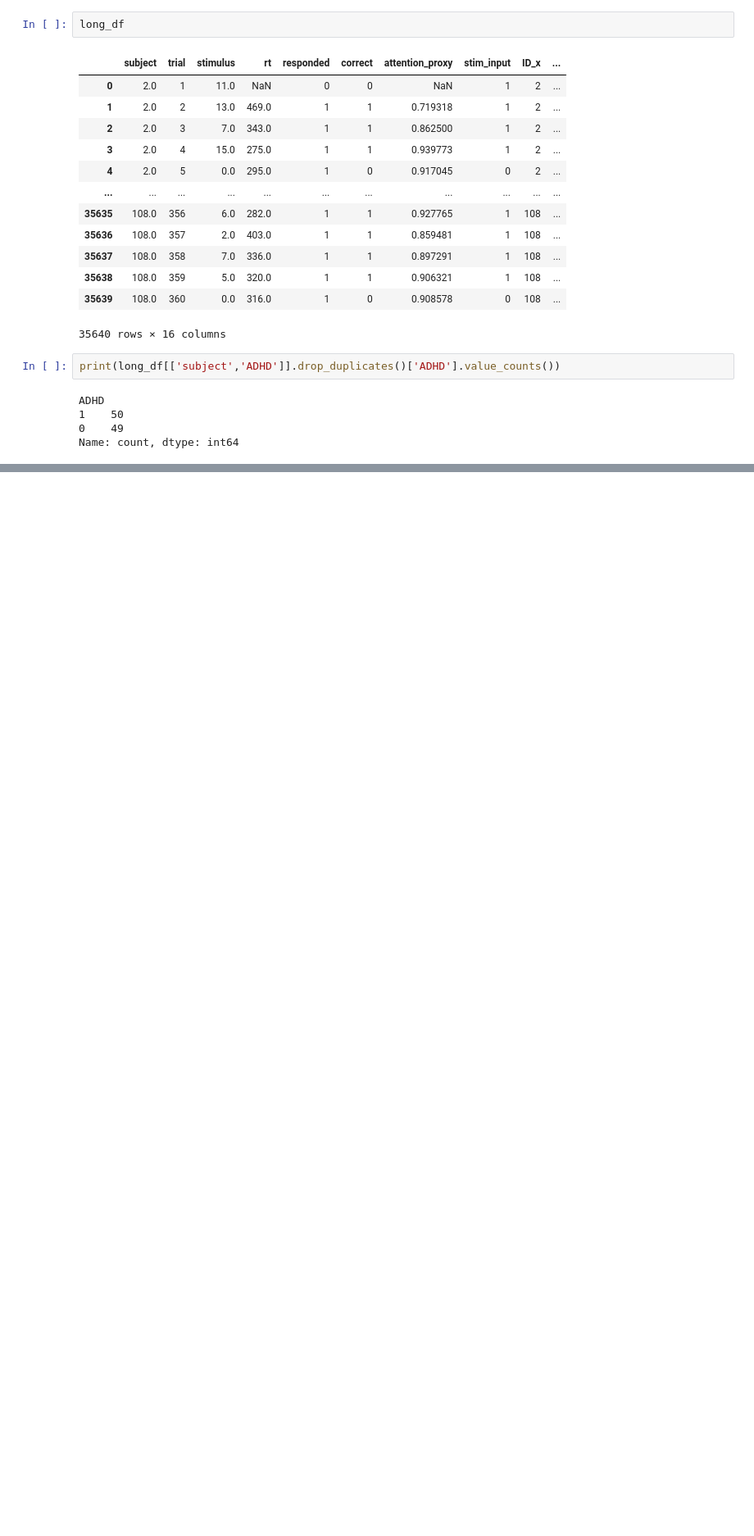
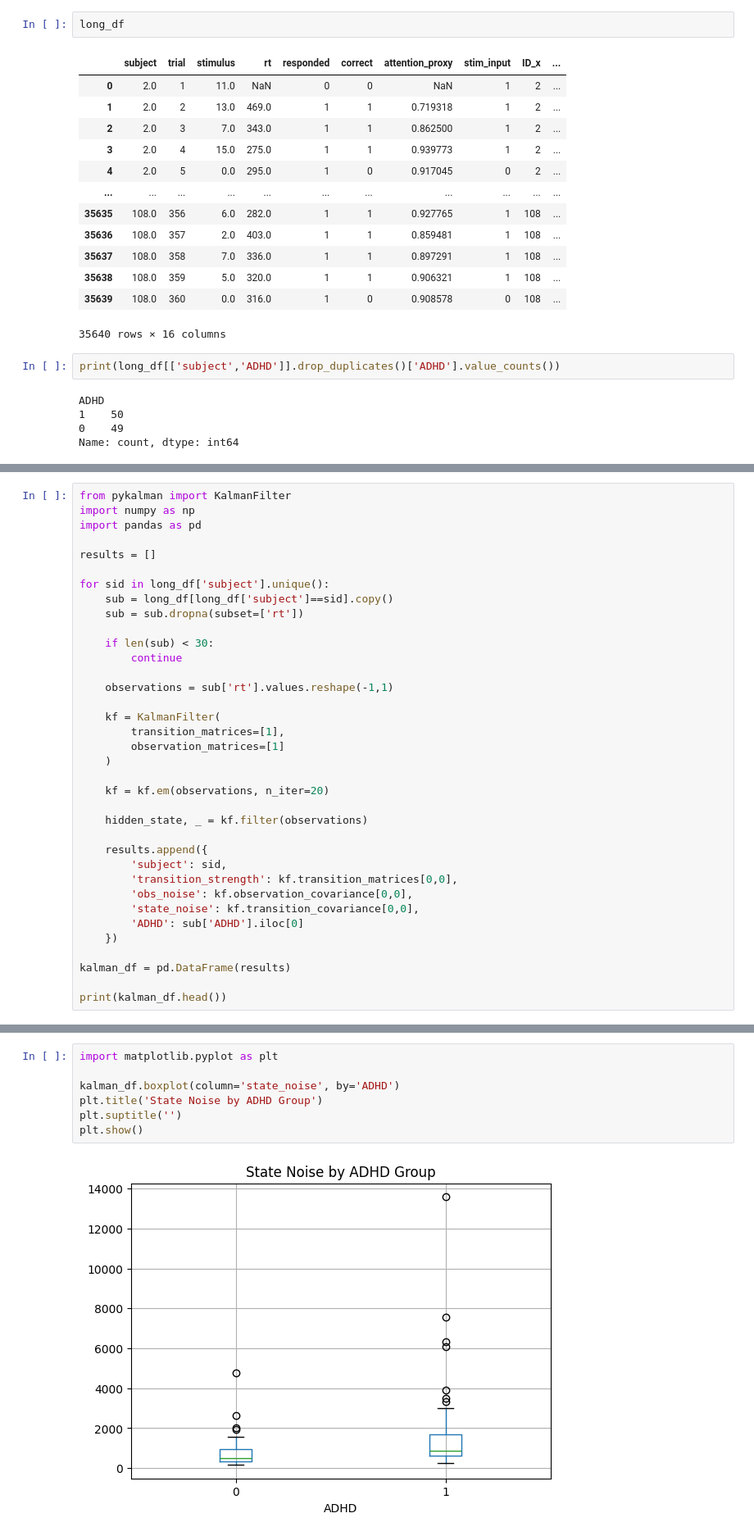
Before and after one commit to Abhikumar199/IITB_ADHD, a Jupyter notebook: code.ipynb, the cells around one changed output, grey strips where cells are left out. Shown at 82% size. Cells and saved outputs as stored; diff of their text form; blank space fills up the shorter version.

```diff
--- a/code.ipynb
+++ b/code.ipynb
@@ -388,0 +560,36 @@ Name: count, dtype: int64
+# %%
+from pykalman import KalmanFilter
+import numpy as np
+import pandas as pd
+
+results = []
+
+for sid in long_df['subject'].unique():
+    sub = long_df[long_df['subject']==sid].copy()
+    sub = sub.dropna(subset=['rt'])
+
+    if len(sub) < 30:
+        continue
+
+    observations = sub['rt'].values.reshape(-1,1)
+
+    kf = KalmanFilter(
+        transition_matrices=[1],
+        observation_matrices=[1]
+    )
+
+    kf = kf.em(observations, n_iter=20)
+
+    hidden_state, _ = kf.filter(observations)
+
+    results.append({
+        'subject': sid,
+        'transition_strength': kf.transition_matrices[0,0],
+        'obs_noise': kf.observation_covariance[0,0],
+        'state_noise': kf.transition_covariance[0,0],
+        'ADHD': sub['ADHD'].iloc[0]
+    })
+
+kalman_df = pd.DataFrame(results)
+
+print(kalman_df.head())
@@ -388,0 +630,9 @@ Name: count, dtype: int64
+# %%
+import matplotlib.pyplot as plt
+
+kalman_df.boxplot(column='state_noise', by='ADHD')
+plt.title('State Noise by ADHD Group')
+plt.suptitle('')
+plt.show()
+# %% [output]
+[figure, added]
```
Also changed, not shown: parts of 40 cells of this notebook, 3 other files.
